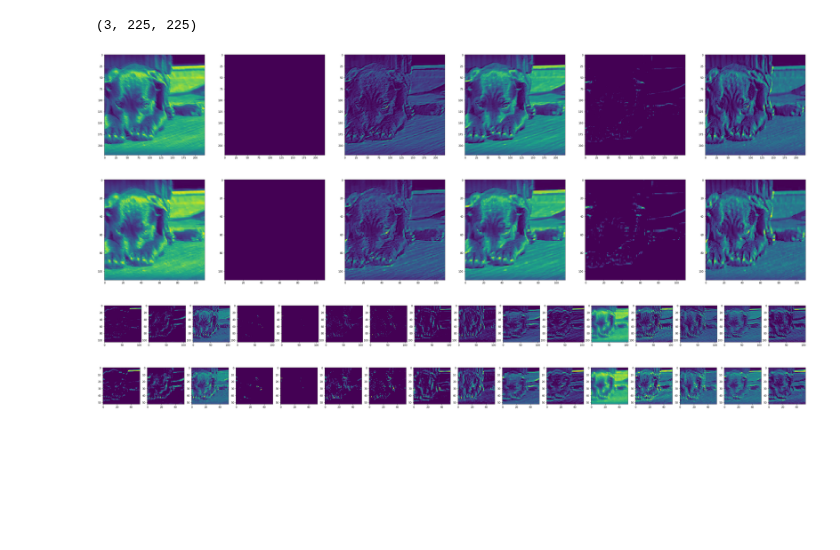
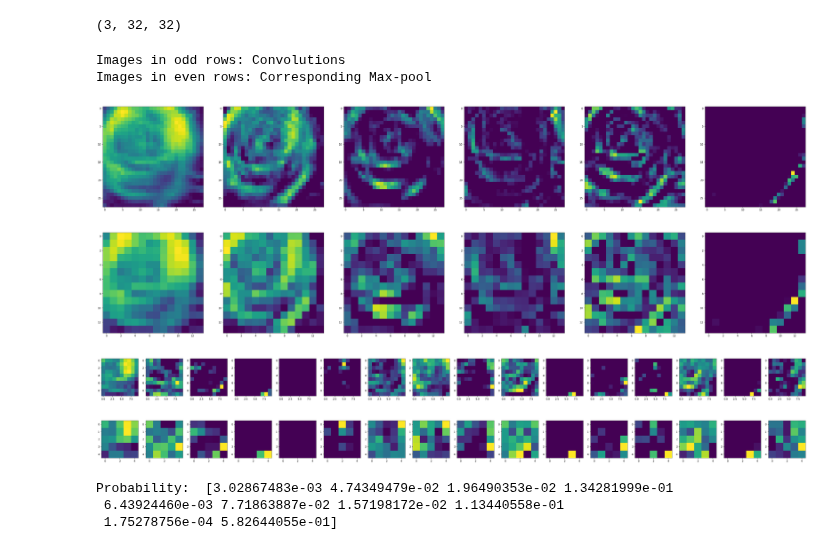
Before and after one commit to devloper13/DecisionTreeFromScratch, a Jupyter notebook: CNN.ipynb, the cells around one changed output. Drawn from its saved outputs; the diff is of its cells as text; code cells hidden in the pictures; blank space fills up the shorter version.

```diff
--- a/CNN.ipynb
+++ b/CNN.ipynb
@@ -16,0 +40,3 @@ plt.imshow(image)
+# %%
+image = plt.imread('./rose.jpg','jpg')
+plt.imshow(image)
@@ -18,7 +47,7 @@ plt.imshow(image)
 #image = image.reshape((32,32,1))
 print(image.T.shape)
 # %% [output]
-(3, 225, 225)
+(3, 32, 32)
 # %%
 class CNN:
     def randomFilter(self,numberOfFilters,depth):
@@ -27,7 +56,7 @@ class CNN:
             randomList.append(np.random.randn(depth,5,5))  #changed depth to 0th axis
         return randomList
 
-    def convolution(self,imageInput,filters,stride):
+    def convolution(self,imageInput,filters,stride,activation):
         rowstride = 0
         colstride = 0
         listOfConvl = []
@@ -45,7 +74,7 @@ class CNN:
                     colstride+=stride
                 rowstride+=stride
             convmat = np.array(convmat)
-            convmat = self.activationFunc(convmat,'relu')
+            convmat = self.activationFunc(convmat,activation)
             filteredmatshape = imageInput.shape[1]-np.array(filt).shape[1]+1 #changed 0 to 1
             convmat = convmat.reshape((filteredmatshape,filteredmatshape))
             listOfConvl.append(convmat)
@@ -78,17 +107,28 @@ class CNN:
     def activationFunc(self,X,activation):
         if activation == 'relu':
             return X*(X>0)/10
+        if activation == 'sigmoid':
+            return 1/(1+np.exp(-X))
+        if activation == 'tanh':
+            return ((2/(1+np.exp(-2*X)))-1)
         if activation == 'softmax':
-            ycap = ycap.transpose()
-            for row in range(0,ycap.shape[0]):
-                ycap[row] = ycap[row]-max(ycap[row])
-                ycap[row] = np.exp(ycap[row])/sum(np.exp(ycap[row]))
-            return(ycap.transpose())
+            X = X.transpose()
+            for row in range(0,X.shape[0]):
+                X[row] = X[row]-max(X[row])
+                X[row] = np.exp(X[row])/sum(np.exp(X[row]))
+            return(X.transpose())
 
-    def feedforwardNN(self,a,weights,biases):
+    def feedforwardNN(self,a,layers,weights,biases,activation):
+        counter = 1
         for weight,bias in zip(weights,biases):
             z = np.dot(weight,a)+bias
-            a = self.activationFunc(z,'relu')
+            if counter<layers:
+                a = self.activationFunc(z,activation)
+            else:
+                a = self.activationFunc(z,'softmax')
+                a = np.mean(np.array(a),axis=1)
+            counter+=1
+        return a
 
     def showImage(self,imageInput):
         a = plt.figure(figsize=(50,50))
@@ -99,7 +139,7 @@ class CNN:
             b.imshow(newImage)
         plt.show()
 
-    def feedforward(self,imageInput,numberOfFilters,NNlayers):
+    def feedforward(self,imageInput,numberOfFilters,NNlayers,activation='relu'):
         #strides is an array of strides at every convl layer
         convStride = 1
         poolStride = 2
@@ -109,7 +149,7 @@ class CNN:
             #print("Input Layer",imageInput.shape)
             depth = imageInput.shape[0]  #changed from 2 to 0
             filters = self.randomFilter(numberOfFilters[ind],depth)
-            outputs = self.convolution(imageInput,filters,convStride)
+            outputs = self.convolution(imageInput,filters,convStride,activation)
             self.showImage(np.array(outputs))
             #MaxPool
             maxoutputs = self.maxpool(outputs,poolStride)
@@ -124,16 +164,23 @@ class CNN:
         #print("Flattened",imageInput.shape)
 
         #FeedForwardNN
+        layers = len(NNlayers)  #Number of layers
         NNlayers.insert(0,imageInput.shape[0])
-        layers = len(NNlayers)  #Number of layers
         biases = [np.random.randn(i,1) for i in NNlayers[1:]]  #Init Bias
         weights = [np.random.randn(i,j) for i,j in zip(NNlayers[1:],NNlayers[:-1])]
-        self.feedforwardNN(imageInput,weights,biases)
+        output = self.feedforwardNN(imageInput,layers,weights,biases,activation)
+        print("Probability: ",output)
 # %%
 a = CNN()
-a.feedforward(image.T,[6,16],[120,84,10])
+print("Images in odd rows: Convolutions\nImages in even rows: Corresponding Max-pool")
+a.feedforward(image.T,[6,16],[120,84,10],activation='relu')
 # %% [output]
+Images in odd rows: Convolutions
+Images in even rows: Corresponding Max-pool
-[figure, old version]
+[figure, new version]
-[figure, old version]
+[figure, new version]
-[figure, old version]
+[figure, new version]
-[figure, old version]
+[figure, new version]
+Probability:  [3.02867483e-03 4.74349479e-02 1.96490353e-02 1.34281999e-01
+ 6.43924460e-03 7.71863887e-02 1.57198172e-02 1.13440558e-01
+ 1.75278756e-04 5.82644055e-01]
```
Also changed, not shown: parts of 12 cells of this notebook.
